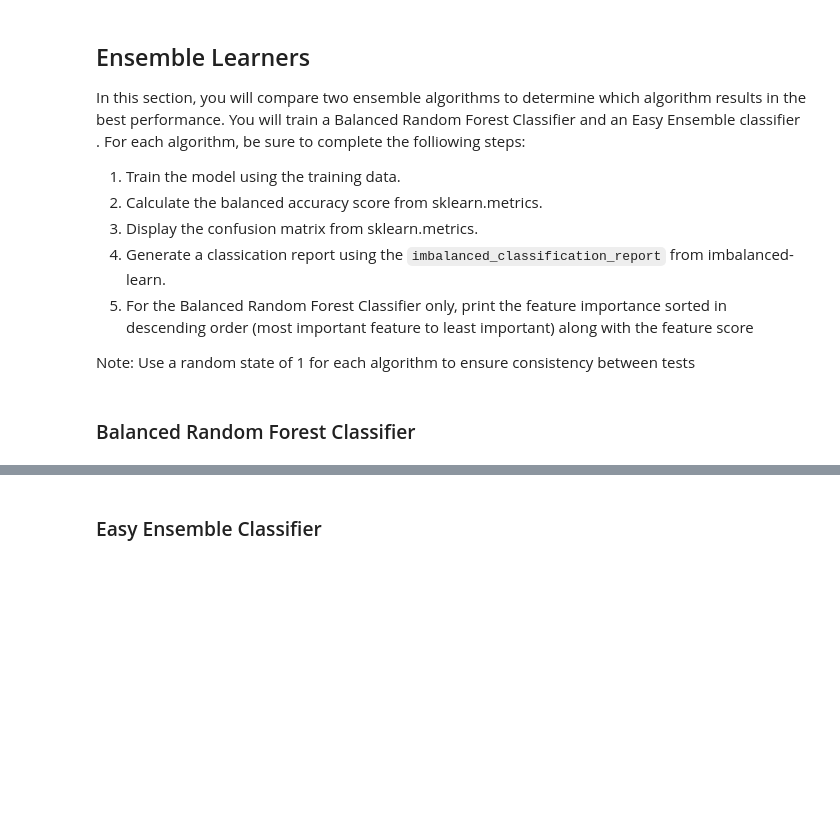
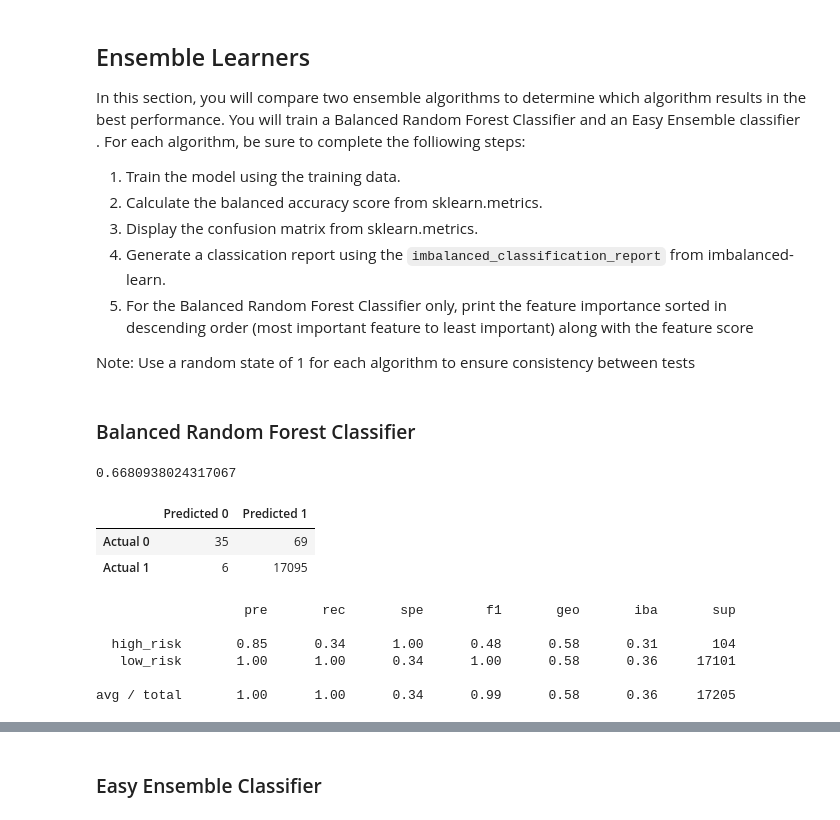
Before and after one commit to alexbeckham/Classification, a Jupyter notebook: credit_risk_ensemble_ALB.ipynb, the cells around one changed output, grey strips where cells are left out. Saved outputs shown, nothing was run; the diff lists cells and outputs as text; code cells hidden in the pictures; blank space fills up the shorter version.

```diff
--- a/credit_risk_ensemble_ALB.ipynb
+++ b/credit_risk_ensemble_ALB.ipynb
@@ -115,9 +115,39 @@ Note: Use a random state of 1 for each algorithm to ensure consistency between t
 # %%
 # Resample the training data with the BalancedRandomForestClassifier
 # YOUR CODE HERE
+from sklearn.ensemble import RandomForestClassifier
+
+rf_model = RandomForestClassifier(n_estimators=500, random_state=42)
+rf_model = rf_model.fit(X_train_scaled, y_train)
+predictions = rf_model.predict(X_test_scaled)
 # %%
 # Calculated the balanced accuracy score
 # YOUR CODE HERE
+from sklearn.metrics import balanced_accuracy_score
+
+balanced_accuracy_score(y_test, predictions)
+# %% [output]
+0.6680938024317067
+# %%
+# Display the confusion matrix
+# YOUR CODE HERE
+cm = confusion_matrix(y_test, predictions)
+cm_df = pd.DataFrame(
+    cm, index=["Actual 0", "Actual 1"], columns=["Predicted 0", "Predicted 1"]
+)
+cm_df
+# %% [output]
+|  | Predicted 0 | Predicted 1 |
+| Actual 0 | 35 | 69 |
+| Actual 1 | 6 | 17095 |
 # %%
-# Display the confusion matrix
+# Print the imbalanced classification report
 # YOUR CODE HERE
+print(classification_report_imbalanced(y_test, predictions))
+# %% [output]
+                   pre       rec       spe        f1       geo       iba       sup
+
+  high_risk       0.85      0.34      1.00      0.48      0.58      0.31       104
+   low_risk       1.00      1.00      0.34      1.00      0.58      0.36     17101
+
+avg / total       1.00      1.00      0.34      0.99      0.58      0.36     17205
```
Also changed, not shown: parts of 10 cells of this notebook, 1 other file.
